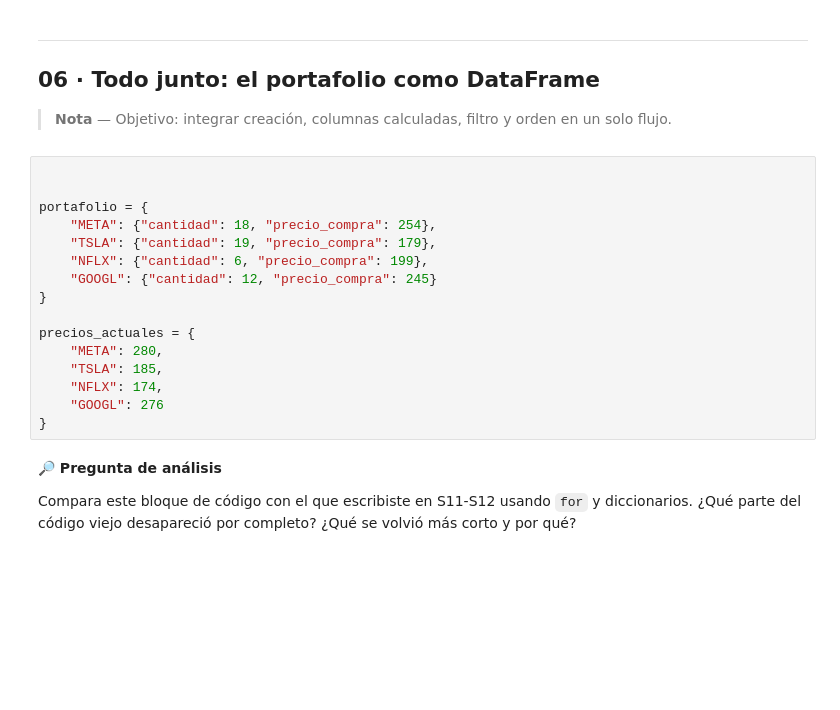
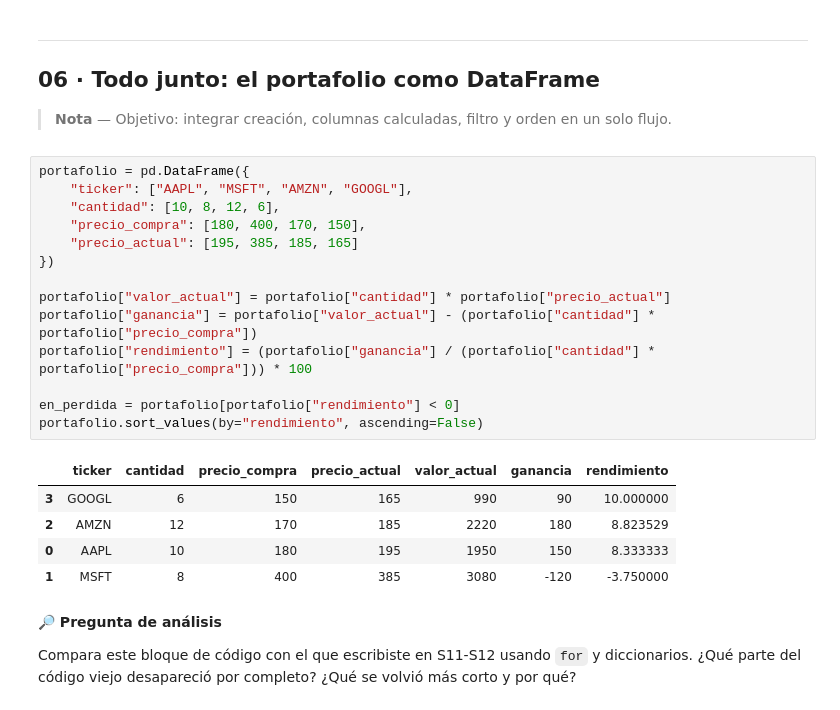
Before and after one commit to isahincapiecontacto-netizen/Codigo1, a Jupyter notebook: S14_pandas_portafolio.ipynb, the cells around one changed output. Saved outputs shown, nothing was run; the diff lists cells and outputs as text; blank space fills up the shorter version.

```diff
--- a/S14_pandas_portafolio.ipynb
+++ b/S14_pandas_portafolio.ipynb
@@ -254,22 +254,26 @@ portafolio.sort_values(by="ganancia")
 ## 06 · Todo junto: el portafolio como DataFrame
 
 > **Nota** — Objetivo: integrar creación, columnas calculadas, filtro y orden en un solo flujo.
-# %%
-
-
-portafolio = {
-    "META": {"cantidad": 18, "precio_compra": 254},
-    "TSLA": {"cantidad": 19, "precio_compra": 179},
-    "NFLX": {"cantidad": 6, "precio_compra": 199},
-    "GOOGL": {"cantidad": 12, "precio_compra": 245}
-}
-
-precios_actuales = {
-    "META": 280,
-    "TSLA": 185,
-    "NFLX": 174,
-    "GOOGL": 276
-}
+# %%
+portafolio = pd.DataFrame({
+    "ticker": ["AAPL", "MSFT", "AMZN", "GOOGL"],
+    "cantidad": [10, 8, 12, 6],
+    "precio_compra": [180, 400, 170, 150],
+    "precio_actual": [195, 385, 185, 165]
+})
+
+portafolio["valor_actual"] = portafolio["cantidad"] * portafolio["precio_actual"]
+portafolio["ganancia"] = portafolio["valor_actual"] - (portafolio["cantidad"] * portafolio["precio_compra"])
+portafolio["rendimiento"] = (portafolio["ganancia"] / (portafolio["cantidad"] * portafolio["precio_compra"])) * 100
+
+en_perdida = portafolio[portafolio["rendimiento"] < 0]
+portafolio.sort_values(by="rendimiento", ascending=False)
+# %% [output]
+|  | ticker | cantidad | precio_compra | precio_actual | valor_actual | ganancia | rendimiento |
+| 3 | GOOGL | 6 | 150 | 165 | 990 | 90 | 10.000000 |
+| 2 | AMZN | 12 | 170 | 185 | 2220 | 180 | 8.823529 |
+| 0 | AAPL | 10 | 180 | 195 | 1950 | 150 | 8.333333 |
+| 1 | MSFT | 8 | 400 | 385 | 3080 | -120 | -3.750000 |
 # %% [markdown]
 **🔎 Pregunta de análisis**
 
```
